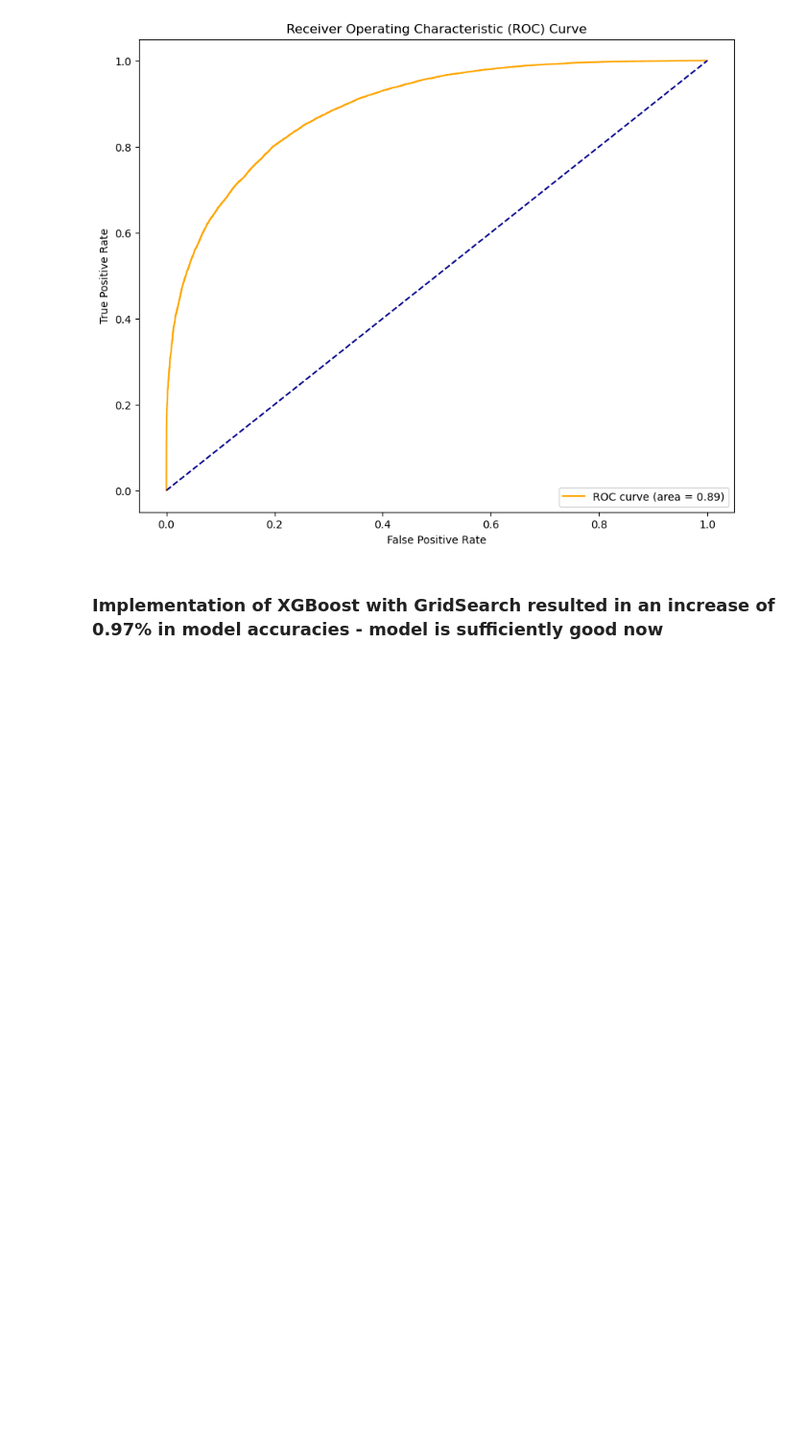
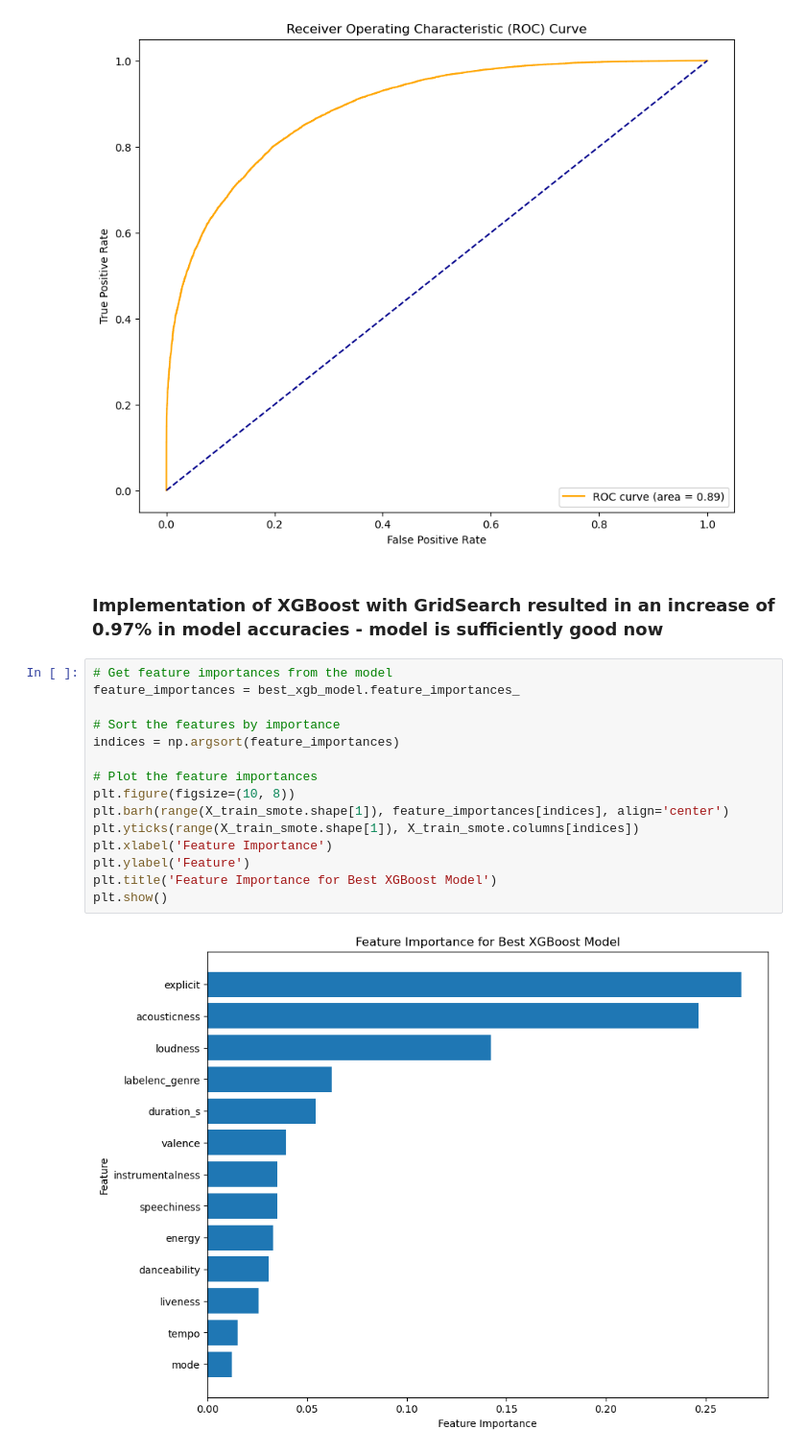
Before and after one commit to moraditya/spotify-time-series, a Jupyter notebook: models/rf-model-xgboost.ipynb, the cells around one changed output. Shown: that part at 96% size. Cells and saved outputs as stored; diff of their text form; blank space fills up the shorter version.

Commit message:
Plotted features from XGBoost to determine top 6 features for classifying popularity. Now time series can proceed accordingly

```diff
--- a/models/rf-model-xgboost.ipynb
+++ b/models/rf-model-xgboost.ipynb
@@ -354,3 +354,20 @@ Confusion Matrix:
 [figure]
 # %% [markdown]
 ### Implementation of XGBoost with GridSearch resulted in an increase of 0.97% in model accuracies - model is sufficiently good now
+# %%
+# Get feature importances from the model
+feature_importances = best_xgb_model.feature_importances_
+
+# Sort the features by importance
+indices = np.argsort(feature_importances)
+
+# Plot the feature importances
+plt.figure(figsize=(10, 8))
+plt.barh(range(X_train_smote.shape[1]), feature_importances[indices], align='center')
+plt.yticks(range(X_train_smote.shape[1]), X_train_smote.columns[indices])
+plt.xlabel('Feature Importance')
+plt.ylabel('Feature')
+plt.title('Feature Importance for Best XGBoost Model')
+plt.show()
+# %% [output]
+[figure, added]
```
